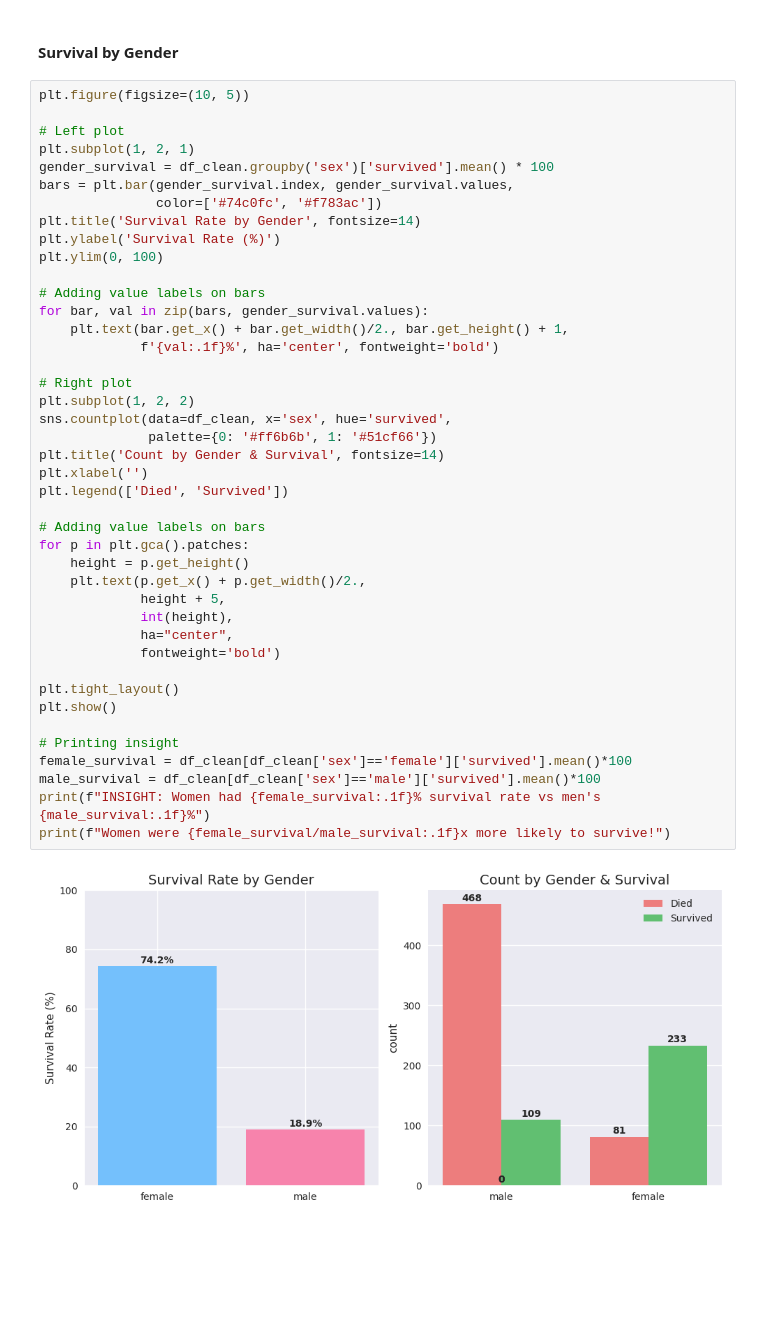
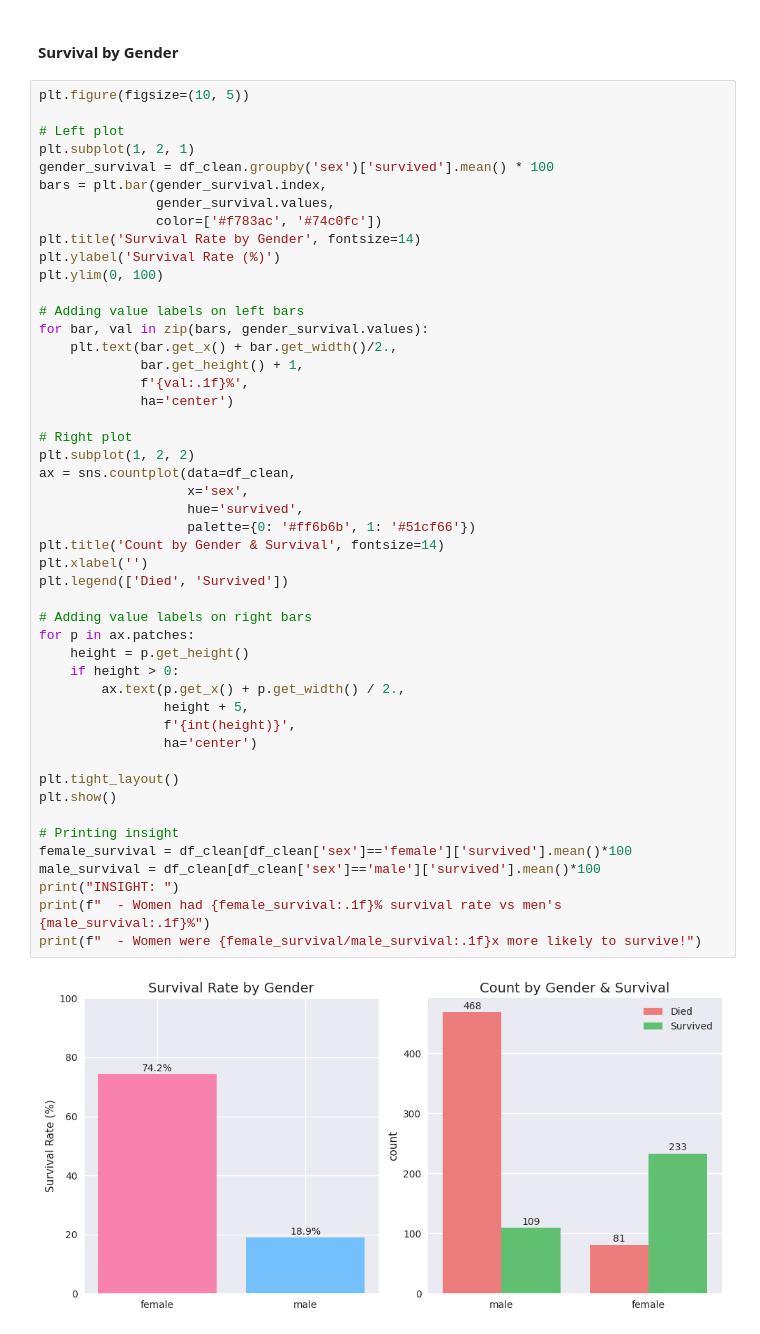
Before and after one commit to AminEfaf/data-science-portfolio, a Jupyter notebook: project-1-titanic/titanic_eda.ipynb, the cells around one changed output. Cells and saved outputs as stored; diff of their text form; blank space fills up the shorter version.

```diff
--- a/project-1-titanic/titanic_eda.ipynb
+++ b/project-1-titanic/titanic_eda.ipynb
@@ -165,44 +165,50 @@ plt.show()
 # %%
 plt.figure(figsize=(10, 5))
 
 # Left plot
 plt.subplot(1, 2, 1)
 gender_survival = df_clean.groupby('sex')['survived'].mean() * 100
-bars = plt.bar(gender_survival.index, gender_survival.values,
-               color=['#74c0fc', '#f783ac'])
+bars = plt.bar(gender_survival.index,
+               gender_survival.values,
+               color=['#f783ac', '#74c0fc'])
 plt.title('Survival Rate by Gender', fontsize=14)
 plt.ylabel('Survival Rate (%)')
 plt.ylim(0, 100)
 
-# Adding value labels on bars
+# Adding value labels on left bars
 for bar, val in zip(bars, gender_survival.values):
-    plt.text(bar.get_x() + bar.get_width()/2., bar.get_height() + 1,
-             f'{val:.1f}%', ha='center', fontweight='bold')
+    plt.text(bar.get_x() + bar.get_width()/2.,
+             bar.get_height() + 1,
+             f'{val:.1f}%',
+             ha='center')
 
 # Right plot
 plt.subplot(1, 2, 2)
-sns.countplot(data=df_clean, x='sex', hue='survived',
-              palette={0: '#ff6b6b', 1: '#51cf66'})
+ax = sns.countplot(data=df_clean,
+                   x='sex',
+                   hue='survived',
+                   palette={0: '#ff6b6b', 1: '#51cf66'})
 plt.title('Count by Gender & Survival', fontsize=14)
 plt.xlabel('')
 plt.legend(['Died', 'Survived'])
 
-# Adding value labels on bars
-for p in plt.gca().patches:
+# Adding value labels on right bars
+for p in ax.patches:
     height = p.get_height()
-    plt.text(p.get_x() + p.get_width()/2.,
-             height + 5,
-             int(height),
-             ha="center",
-             fontweight='bold')
+    if height > 0:
+        ax.text(p.get_x() + p.get_width() / 2.,
+                height + 5,
+                f'{int(height)}',
+                ha='center')
 
 plt.tight_layout()
 plt.show()
 
 # Printing insight
 female_survival = df_clean[df_clean['sex']=='female']['survived'].mean()*100
 male_survival = df_clean[df_clean['sex']=='male']['survived'].mean()*100
-print(f"INSIGHT: Women had {female_survival:.1f}% survival rate vs men's {male_survival:.1f}%")
-print(f"Women were {female_survival/male_survival:.1f}x more likely to survive!")
+print("INSIGHT: ")
+print(f"  - Women had {female_survival:.1f}% survival rate vs men's {male_survival:.1f}%")
+print(f"  - Women were {female_survival/male_survival:.1f}x more likely to survive!")
 # %% [output]
-[figure, old version]
+[figure, new version]
```
Also changed, not shown: parts of 5 cells of this notebook.
